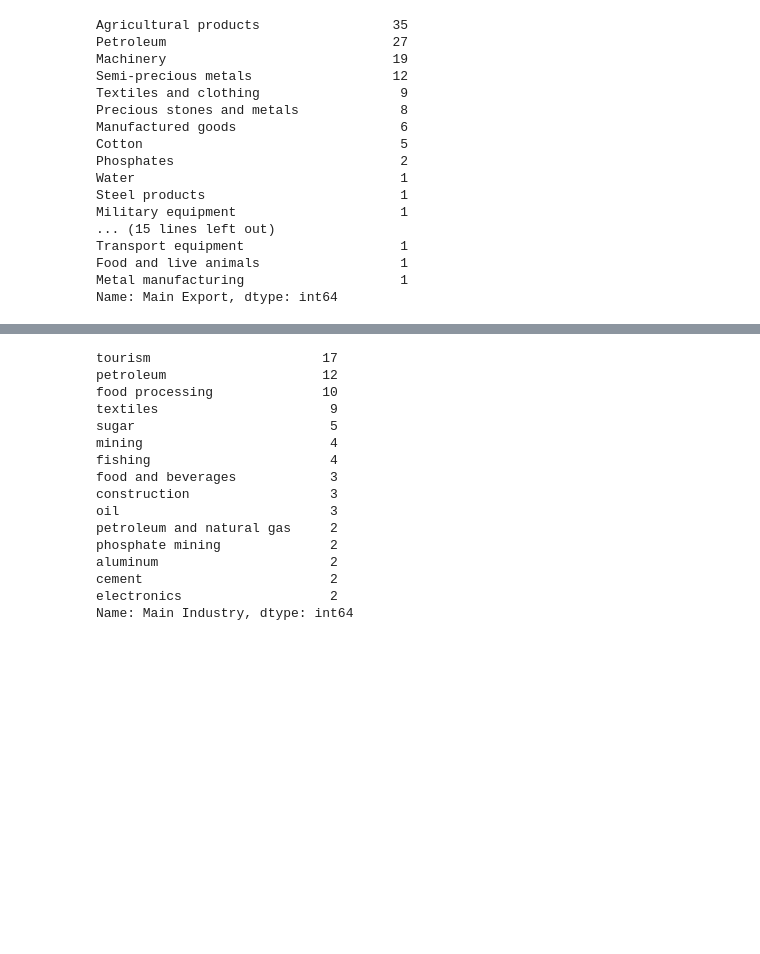
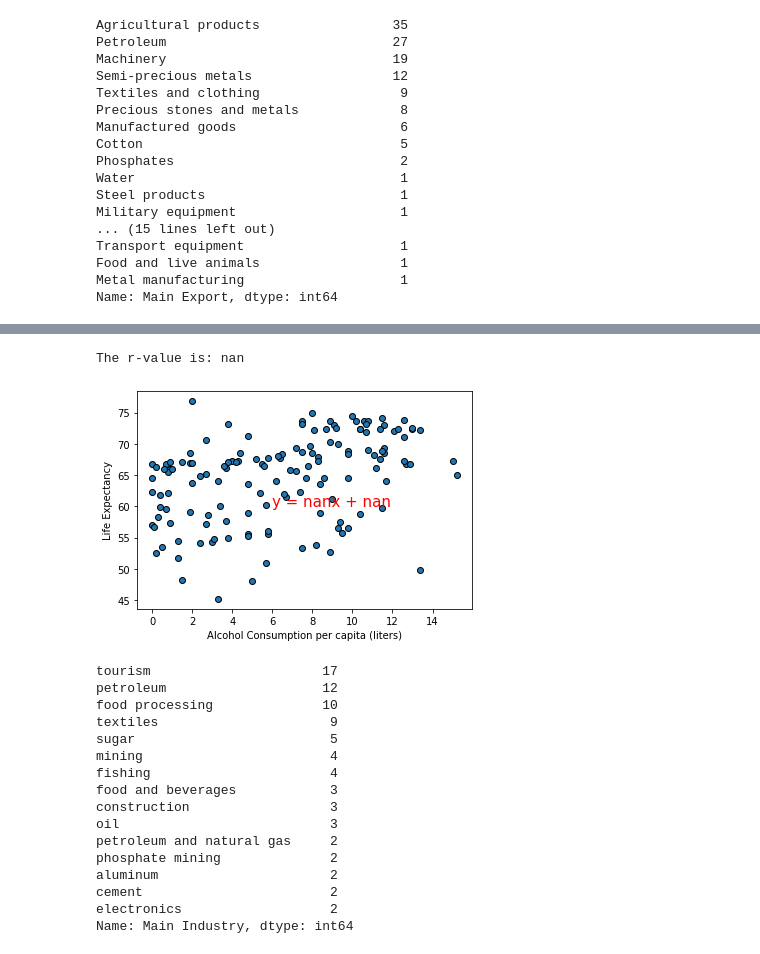
Before and after one commit to reccleston/data-analysis-project-1, a Jupyter notebook: nadia/project_work_2021.ipynb, the cells around one changed output, grey strips where cells are left out. Saved outputs shown, nothing was run; the diff lists cells and outputs as text; code cells hidden in the pictures; blank space fills up the shorter version.

```diff
--- a/nadia/project_work_2021.ipynb
+++ b/nadia/project_work_2021.ipynb
@@ -120,3 +186,10 @@ top_export_data
+# %%
+x_values=updated_df['Alcohol Consumption Per Capita (Liters)']
+y_values=updated_df['Life Expectancy']
+plot_linear_regression(x_values,y_values,'Life Expectancy',(6,60))
+# %% [output]
+The r-value is: nan
+[figure, added]
 # %%
 updated_df["Main Industry"].value_counts().head(15)
 # %% [output]
```
Also changed, not shown: parts of 12 cells of this notebook, 1 other file.
